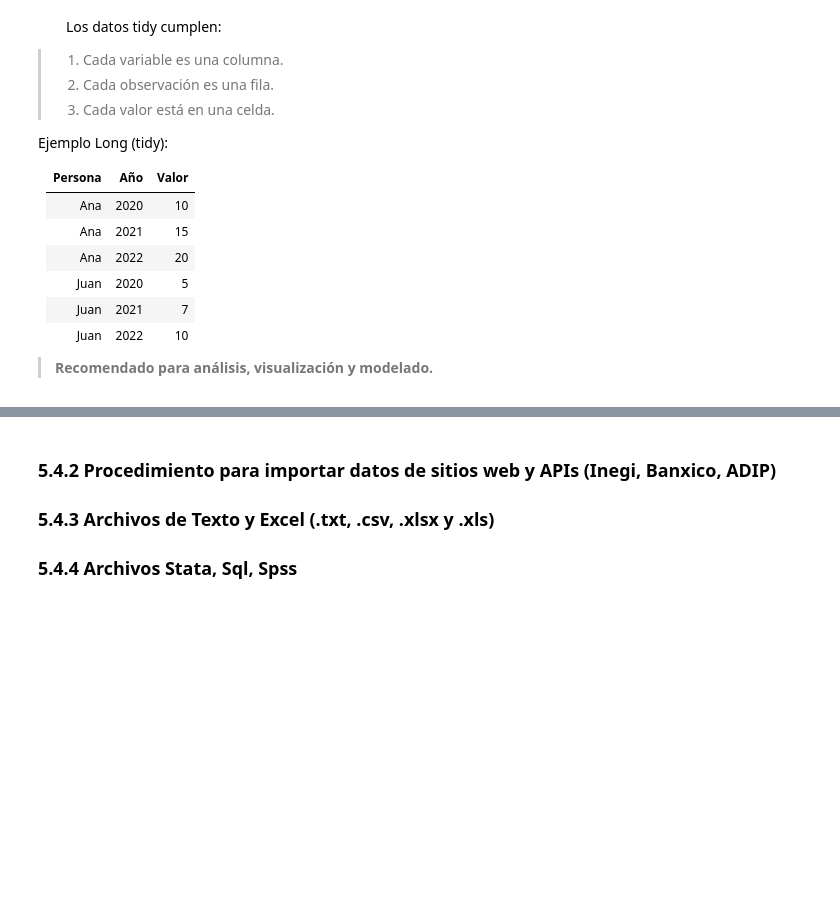
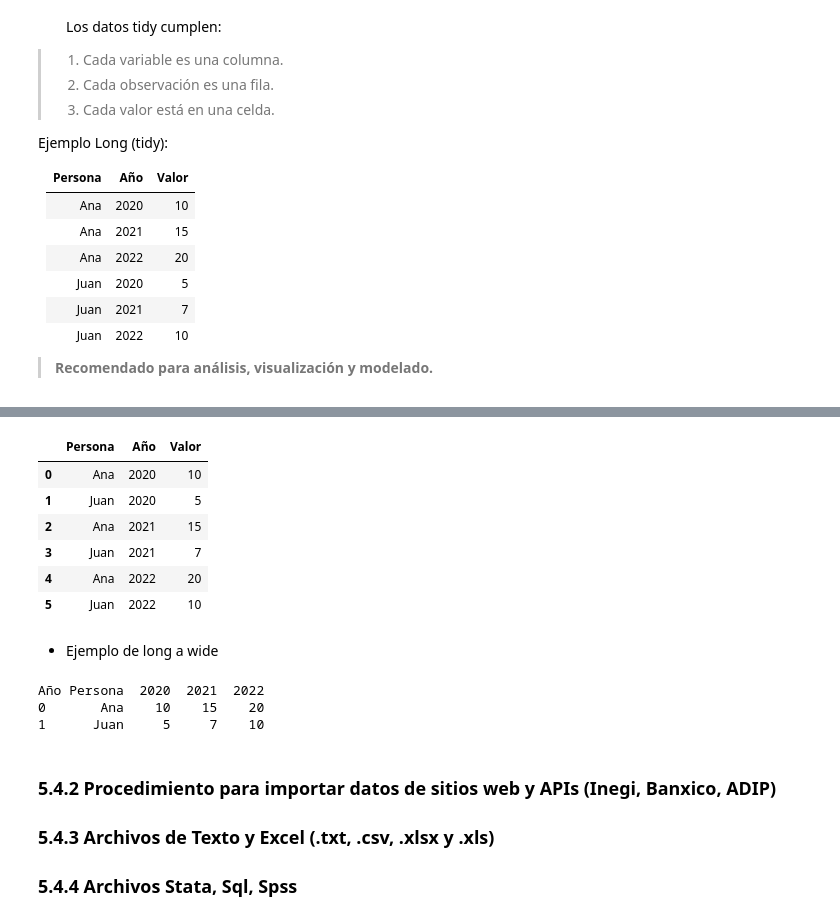
Before and after one commit to DiegoSReco/intro_python_para_economistas, a Jupyter notebook: script_python_5_Analisis_Datos_Pandas_2.ipynb, the cells around one changed output, grey strips where cells are left out. Saved outputs shown, nothing was run; the diff lists cells and outputs as text; code cells hidden in the pictures; blank space fills up the shorter version.

```diff
--- a/script_python_5_Analisis_Datos_Pandas_2.ipynb
+++ b/script_python_5_Analisis_Datos_Pandas_2.ipynb
@@ -760,10 +782,34 @@ NameError: name 'pd' is not defined
 # %%
+#Convertir de wide a long
 df_long = df_wide.melt(id_vars='Persona',
                        var_name='Año',
                        value_name='Valor')
 
 # Limpiamos el nombre de las columnas
 df_long['Año'] = df_long['Año'].str.replace('Año_', '')
+
+df_long
+# %% [output]
+|  | Persona | Año | Valor |
+| 0 | Ana | 2020 | 10 |
+| 1 | Juan | 2020 | 5 |
+| 2 | Ana | 2021 | 15 |
+| 3 | Juan | 2021 | 7 |
+| 4 | Ana | 2022 | 20 |
+| 5 | Juan | 2022 | 10 |
+# %% [markdown]
+* Ejemplo de long a wide
+# %%
+df_wide2 = df_long.pivot(index='Persona',
+                         columns='Año',
+                         values='Valor'
+                        ).reset_index()
+
+print(df_wide2)
+# %% [output]
+Año Persona  2020  2021  2022
+0       Ana    10    15    20
+1      Juan     5     7    10
 # %% [markdown]
 ### 5.4.2 Procedimiento para importar datos de sitios web y APIs (Inegi, Banxico, ADIP)
 
```
Also changed, not shown: parts of 5 cells of this notebook.
